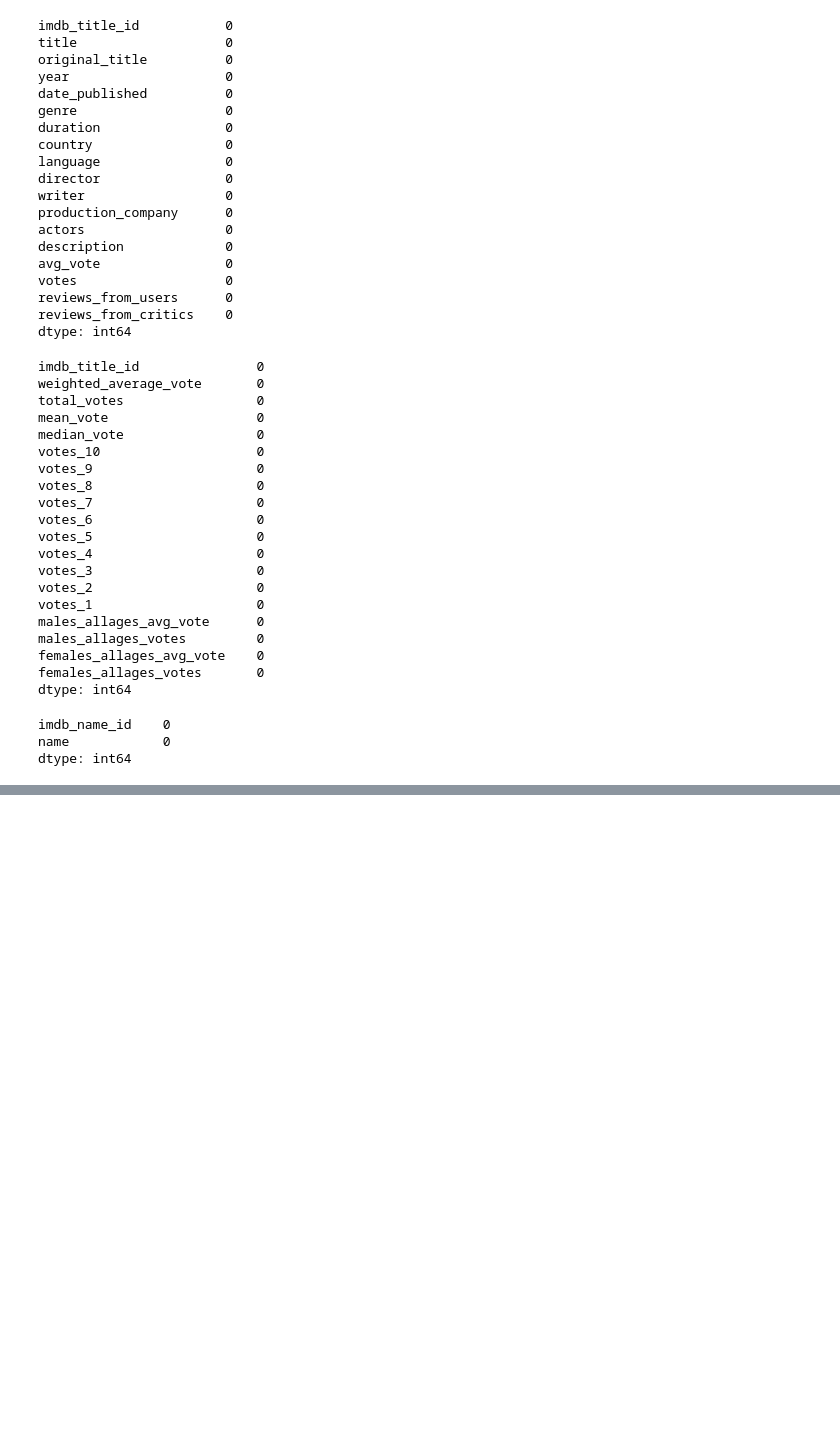
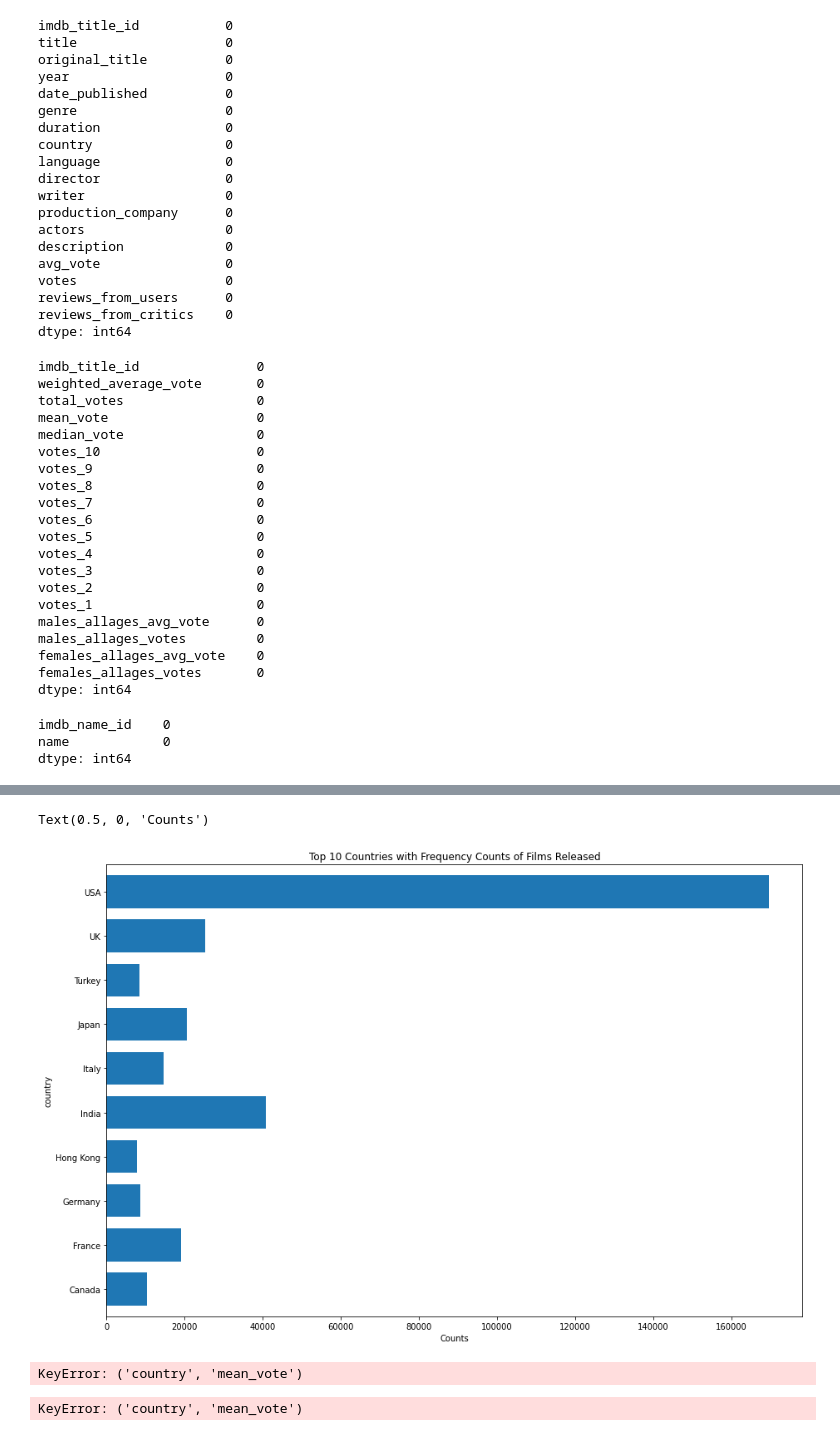
Before and after one commit to paola-perezrivera/CS418-Movie-Model, a Jupyter notebook: IMDb.ipynb, the cells around one changed output, grey strips where cells are left out. Saved outputs shown, nothing was run; the diff lists cells and outputs as text; code cells hidden in the pictures; blank space fills up the shorter version.

```diff
--- a/IMDb.ipynb
+++ b/IMDb.ipynb
@@ -201,0 +251,32 @@ print(movies_ratings_df.columns)
+# %%
+## EDA, Looking For Relation between Country Origin & Rating (Continued)
+## ---------------------------------------------------------
+
+#Plotting Freq Counts
+s.plot.barh(figsize=(15,10), width=.75, title="Top 10 Countries with Frequency Counts of Films Released")
+plt.xlabel("Counts")
+# %% [output]
+Text(0.5, 0, 'Counts')
+[figure, added]
+# %%
+## EDA, Looking For Relation between Country Origin & Rating (Continued)
+## ---------------------------------------------------------
+
+fig = plt.figure(figsize=(15,10))
+ax = fig.add_axes([0,0,1,1])
+country = []
+#Plotting Quartile Info
+for i in most_freq_countries:
+    df_ = df[df['country'] == i]
+    country.append(df_['mean_vote'])
+
+ax.set_xticks
+bp = ax.boxplot(country )
+
+plt.show()
+# %% [output]
+KeyError: ('country', 'mean_vote')
+# %%
+print(df['country','mean_vote'].head(5))
+# %% [output]
+KeyError: ('country', 'mean_vote')
```
Also changed, not shown: parts of 6 cells of this notebook.
